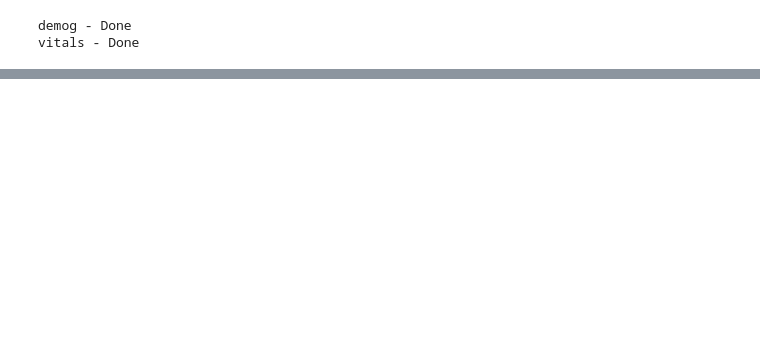
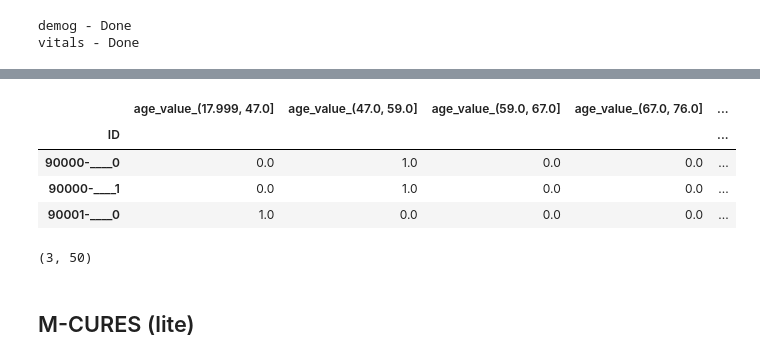
Before and after one commit to MLD3/M-CURES, a Jupyter notebook: preprocessing/4-combine.ipynb, the cells around one changed output, grey strips where cells are left out. Drawn from its saved outputs; the diff is of its cells as text; code cells hidden in the pictures; blank space fills up the shorter version.

```diff
--- a/preprocessing/4-combine.ipynb
+++ b/preprocessing/4-combine.ipynb
@@ -85,0 +134,12 @@ df_features.to_csv('sample_output/demog+vitals.csv')
+# %%
+df_baseline
+# %% [output]
+|  | age_value_(17.999, 47.0] | age_value_(47.0, 59.0] | age_value_(59.0, 67.0] | age_value_(67.0, 76.0] | ... |
+| ID |  |  |  |  | ... |
+| 90000-____0 | 0.0 | 1.0 | 0.0 | 0.0 | ... |
+| 90000-____1 | 0.0 | 1.0 | 0.0 | 0.0 | ... |
+| 90001-____0 | 1.0 | 0.0 | 0.0 | 0.0 | ... |
+# %%
+df_baseline.shape
+# %% [output]
+(3, 50)
@@ -85,0 +148,2 @@ df_features.to_csv('sample_output/demog+vitals.csv')
+# %% [markdown]
+## M-CURES (lite)
```
Also changed, not shown: parts of 18 cells of this notebook, 36 other files.
